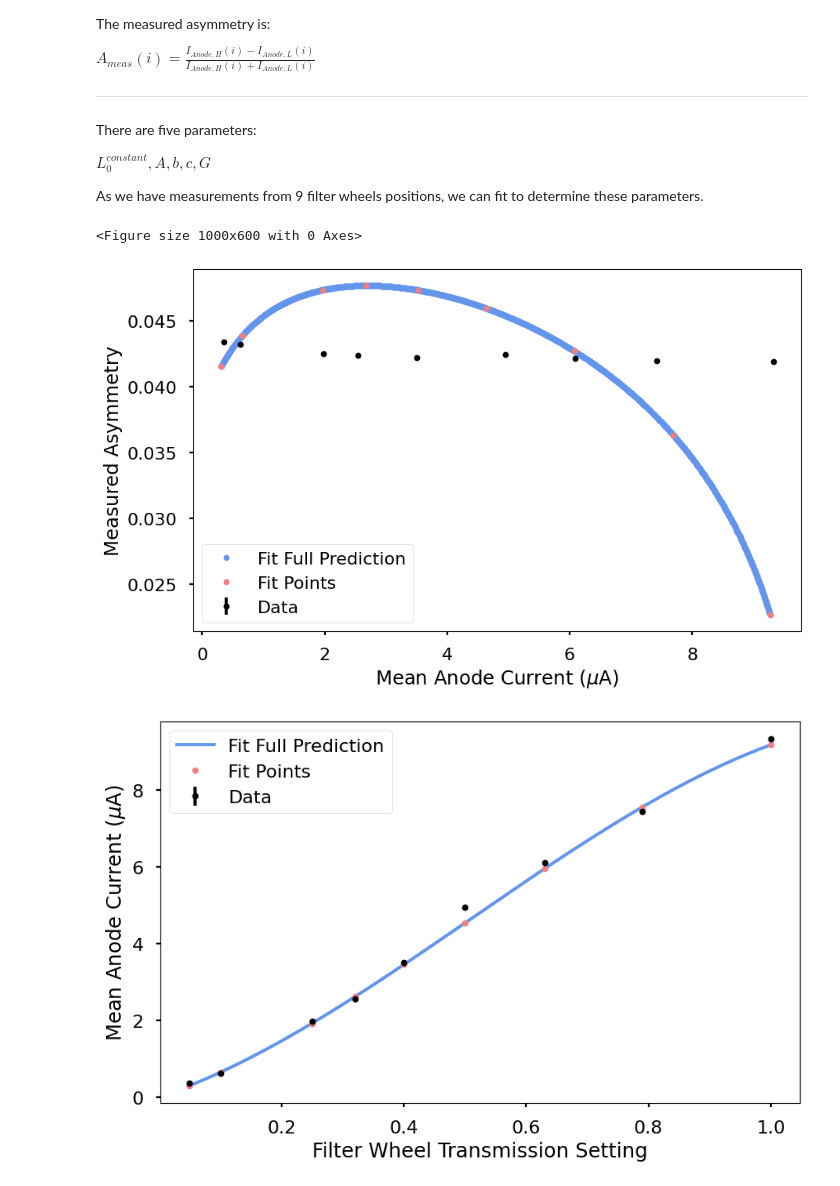
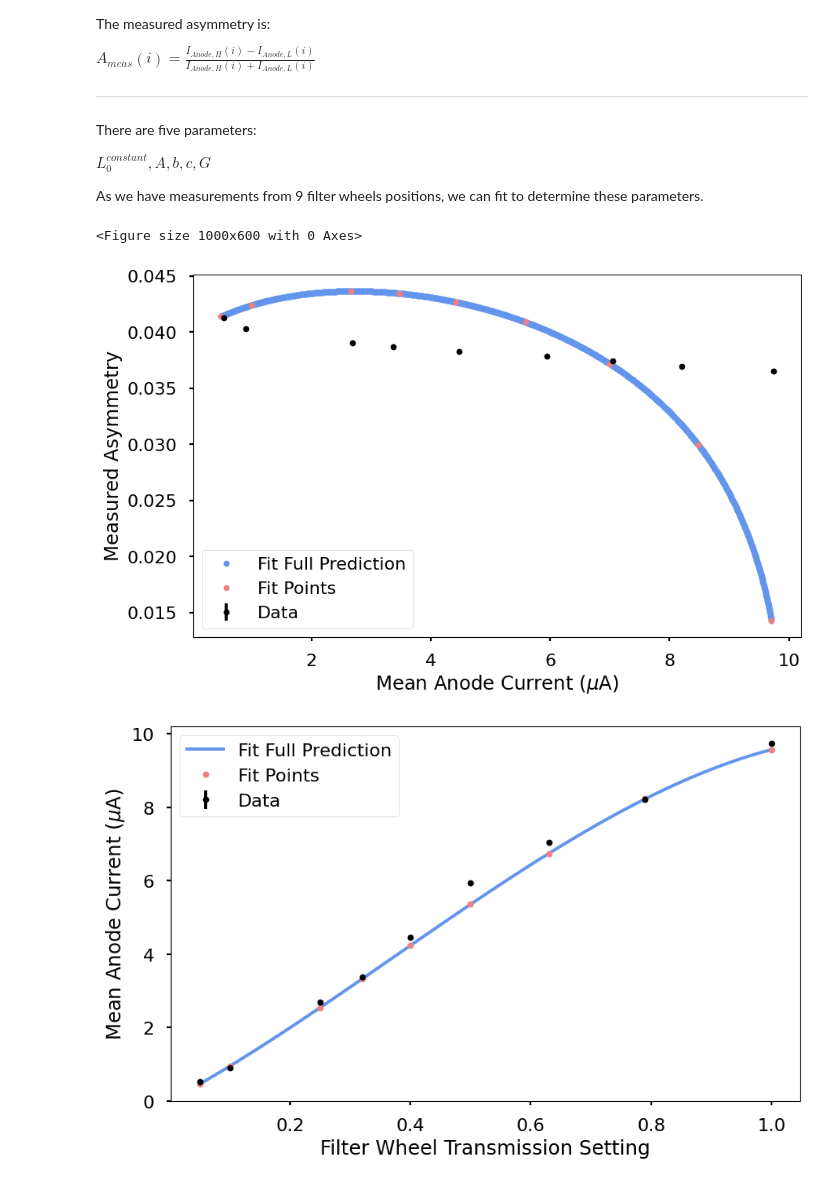
Before and after one commit to SLongo2/MOLLERPMTAnalysis, a Jupyter notebook: PMTResponseFitting.ipynb, the cells around one changed output. Drawn from its saved outputs; the diff is of its cells as text; code cells hidden in the pictures.

Commit message:
fixed asym calc

```diff
--- a/PMTResponseFitting.ipynb
+++ b/PMTResponseFitting.ipynb
@@ -58,6 +58,9 @@ $L_0^{constant},A,b,c,G$
 
 As we have measurements from 9 filter wheels positions, we can fit to determine these parameters.
 # %%
+# def PMTGain(input_signal_intensity,G,d):
+#     return G*(input_signal_intensity + d*(input_signal_intensity**2))
+
 def PMTresponse(input_signal_intensity,b,c,G):
     return G*(input_signal_intensity + b*(input_signal_intensity**2) + c*(input_signal_intensity**3))
 
@@ -87,7 +90,7 @@ def measAsymPoint(LightLevel,A,b,c,G):
     measH = PMTMeasH(LightLevel,A,b,c,G)
     measL = PMTMeasL(LightLevel,b,c,G)
     avgcurrent=0.5*(measH+measL)
-    asym=(measH-measL)/avgcurrent
+    asym=(measH-measL)/(measH+measL)
     return avgcurrent,asym
 
 #used to compute avg anode current and measured asymmetry for range of light levels
@@ -138,7 +141,7 @@ def performDirectFit(measI):
     parametersFitResult2, parametersCovarianceMatrix2 = curve_fit(directMethod, Fs,measI,absolute_sigma=0, p0=inital_guess2)
     return parametersFitResult2,parametersCovarianceMatrix2
 # %%
-def analyzePMT(measI,measIErr,measA,measAErr,measH,measL):
+def analyzePMT(measI,measIErr,measA,measAErr):
 
     res = performMinimization()
 
@@ -171,22 +174,20 @@ with open('Consecutive_runs_database-29.json') as f:
 # %%
 temp_measI_H=[]
 temp_measI_L=[]
 
 plt.figure(figsize=(10, 6))
 # for j in range(0,2):
-for j in range(0,1):
+for j in range(1,2):
 #     for i in range(0,20):
     for i in range(-1,0):
         temp_measI=df[j]['runs'][0]['Anode_current(uA)'][i]
         temp_measIErr=df[j]['runs'][0]['Anode_current_err(uA)'][i]
         temp_measA=df[j]['runs'][0]['Asymmetry'][i]
         temp_measAErr=df[j]['runs'][0]['Asymmetry_err'][i]
-        temp_measI_H=df[j]['runs'][0]['Average_H(V)'][i]
-        temp_measI_L=df[j]['runs'][0]['Average_L(V)'][i]
 
-        analyzePMT(temp_measI,temp_measIErr,temp_measA,temp_measAErr,temp_measI_H,temp_measI_L)
+        analyzePMT(temp_measI,temp_measIErr,temp_measA,temp_measAErr)
 plt.show()
 # %% [output]
 <Figure size 1000x600 with 0 Axes>
-[figure, old version]
+[figure, new version]
-[figure, old version]
+[figure, new version]
```
